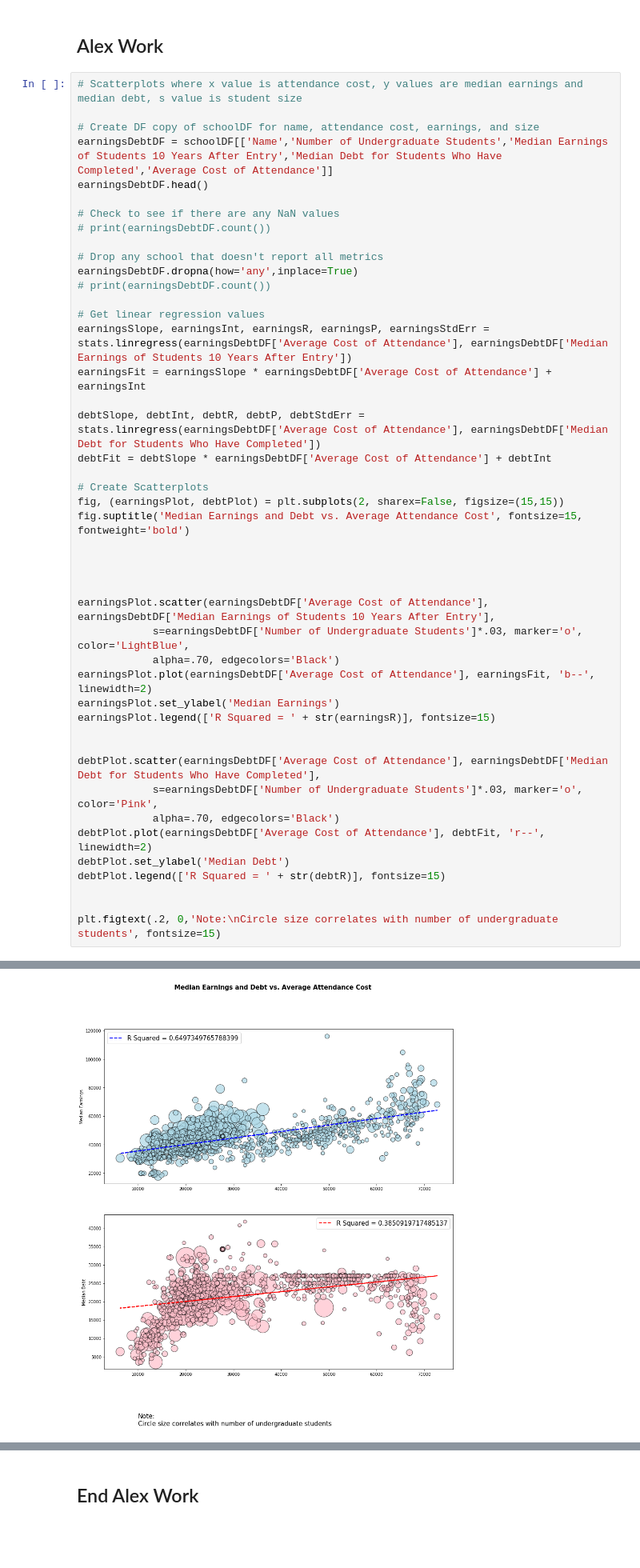
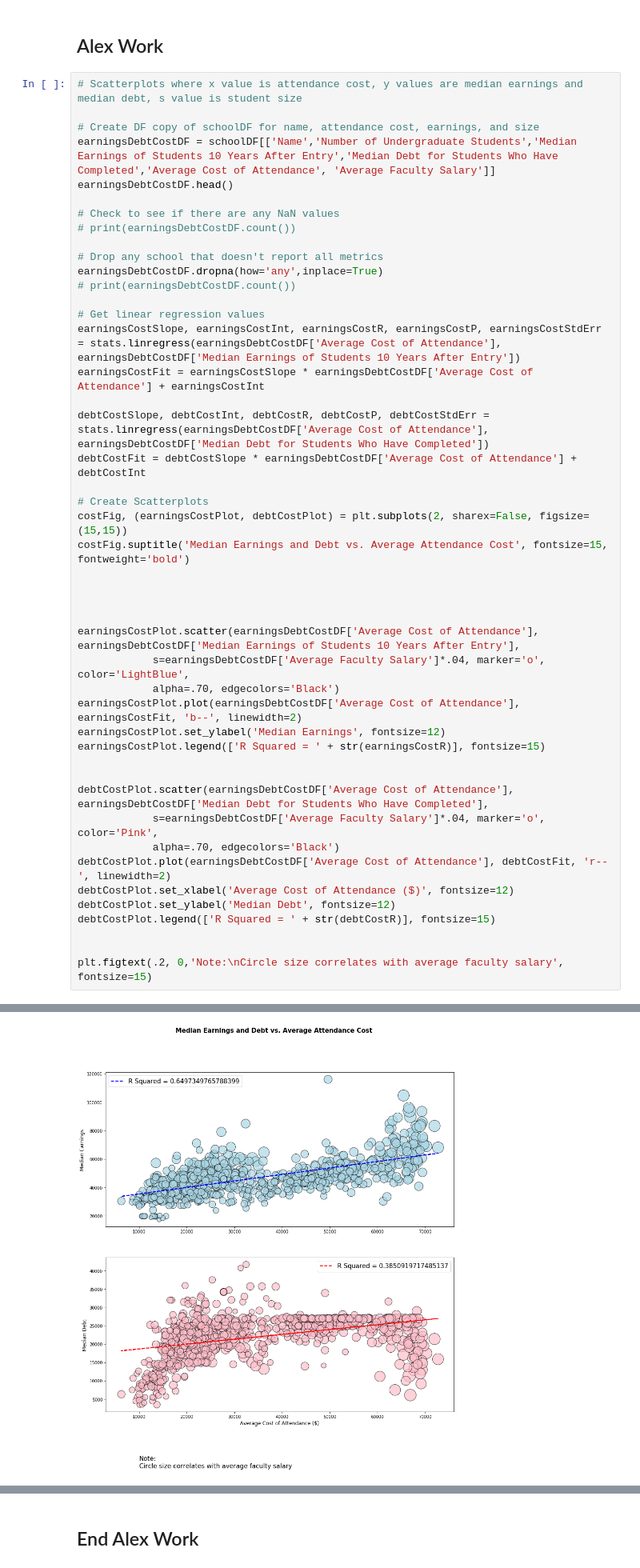
Before and after one commit to alexanderframe/CollegeAnalysis, a Jupyter notebook: University Collection.ipynb, the cells around one changed output, grey strips where cells are left out. Shown at 80% size. Saved outputs shown, nothing was run; the diff lists cells and outputs as text; blank space fills up the shorter version.

```diff
--- a/University Collection.ipynb
+++ b/University Collection.ipynb
@@ -275,45 +276,46 @@ schoolData['results'][999]
 # Scatterplots where x value is attendance cost, y values are median earnings and median debt, s value is student size
 
 # Create DF copy of schoolDF for name, attendance cost, earnings, and size
-earningsDebtDF = schoolDF[['Name','Number of Undergraduate Students','Median Earnings of Students 10 Years After Entry','Median Debt for Students Who Have Completed','Average Cost of Attendance']]
-earningsDebtDF.head()
+earningsDebtCostDF = schoolDF[['Name','Number of Undergraduate Students','Median Earnings of Students 10 Years After Entry','Median Debt for Students Who Have Completed','Average Cost of Attendance', 'Average Faculty Salary']]
+earningsDebtCostDF.head()
 
 # Check to see if there are any NaN values
-# print(earningsDebtDF.count())
+# print(earningsDebtCostDF.count())
 
 # Drop any school that doesn't report all metrics
-earningsDebtDF.dropna(how='any',inplace=True)
-# print(earningsDebtDF.count())
+earningsDebtCostDF.dropna(how='any',inplace=True)
+# print(earningsDebtCostDF.count())
 
 # Get linear regression values
-earningsSlope, earningsInt, earningsR, earningsP, earningsStdErr = stats.linregress(earningsDebtDF['Average Cost of Attendance'], earningsDebtDF['Median Earnings of Students 10 Years After Entry'])
-earningsFit = earningsSlope * earningsDebtDF['Average Cost of Attendance'] + earningsInt
+earningsCostSlope, earningsCostInt, earningsCostR, earningsCostP, earningsCostStdErr = stats.linregress(earningsDebtCostDF['Average Cost of Attendance'], earningsDebtCostDF['Median Earnings of Students 10 Years After Entry'])
+earningsCostFit = earningsCostSlope * earningsDebtCostDF['Average Cost of Attendance'] + earningsCostInt
 
-debtSlope, debtInt, debtR, debtP, debtStdErr = stats.linregress(earningsDebtDF['Average Cost of Attendance'], earningsDebtDF['Median Debt for Students Who Have Completed'])
-debtFit = debtSlope * earningsDebtDF['Average Cost of Attendance'] + debtInt
+debtCostSlope, debtCostInt, debtCostR, debtCostP, debtCostStdErr = stats.linregress(earningsDebtCostDF['Average Cost of Attendance'], earningsDebtCostDF['Median Debt for Students Who Have Completed'])
+debtCostFit = debtCostSlope * earningsDebtCostDF['Average Cost of Attendance'] + debtCostInt
 
 # Create Scatterplots
-fig, (earningsPlot, debtPlot) = plt.subplots(2, sharex=False, figsize=(15,15))
-fig.suptitle('Median Earnings and Debt vs. Average Attendance Cost', fontsize=15, fontweight='bold')
+costFig, (earningsCostPlot, debtCostPlot) = plt.subplots(2, sharex=False, figsize=(15,15))
+costFig.suptitle('Median Earnings and Debt vs. Average Attendance Cost', fontsize=15, fontweight='bold')
 
 
 
 
-earningsPlot.scatter(earningsDebtDF['Average Cost of Attendance'], earningsDebtDF['Median Earnings of Students 10 Years After Entry'],
-            s=earningsDebtDF['Number of Undergraduate Students']*.03, marker='o', color='LightBlue',
+earningsCostPlot.scatter(earningsDebtCostDF['Average Cost of Attendance'], earningsDebtCostDF['Median Earnings of Students 10 Years After Entry'],
+            s=earningsDebtCostDF['Average Faculty Salary']*.04, marker='o', color='LightBlue',
             alpha=.70, edgecolors='Black')
-earningsPlot.plot(earningsDebtDF['Average Cost of Attendance'], earningsFit, 'b--', linewidth=2)
-earningsPlot.set_ylabel('Median Earnings')
-earningsPlot.legend(['R Squared = ' + str(earningsR)], fontsize=15)
+earningsCostPlot.plot(earningsDebtCostDF['Average Cost of Attendance'], earningsCostFit, 'b--', linewidth=2)
+earningsCostPlot.set_ylabel('Median Earnings', fontsize=12)
+earningsCostPlot.legend(['R Squared = ' + str(earningsCostR)], fontsize=15)
 
 
-debtPlot.scatter(earningsDebtDF['Average Cost of Attendance'], earningsDebtDF['Median Debt for Students Who Have Completed'],
-            s=earningsDebtDF['Number of Undergraduate Students']*.03, marker='o', color='Pink',
+debtCostPlot.scatter(earningsDebtCostDF['Average Cost of Attendance'], earningsDebtCostDF['Median Debt for Students Who Have Completed'],
+            s=earningsDebtCostDF['Average Faculty Salary']*.04, marker='o', color='Pink',
             alpha=.70, edgecolors='Black')
-debtPlot.plot(earningsDebtDF['Average Cost of Attendance'], debtFit, 'r--', linewidth=2)
-debtPlot.set_ylabel('Median Debt')
-debtPlot.legend(['R Squared = ' + str(debtR)], fontsize=15)
+debtCostPlot.plot(earningsDebtCostDF['Average Cost of Attendance'], debtCostFit, 'r--', linewidth=2)
+debtCostPlot.set_xlabel('Average Cost of Attendance ($)', fontsize=12)
+debtCostPlot.set_ylabel('Median Debt', fontsize=12)
+debtCostPlot.legend(['R Squared = ' + str(debtCostR)], fontsize=15)
 
 
-plt.figtext(.2, 0,'Note:\nCircle size correlates with number of undergraduate students', fontsize=15)
+plt.figtext(.2, 0,'Note:\nCircle size correlates with average faculty salary', fontsize=15)
 # %% [output]
@@ -325 +323 @@ Text(0.2, 0, 'Note:\nCircle size correlates with number of undergraduate student
-[figure, old version]
+[figure, new version]
```
Also changed, not shown: parts of 6 cells of this notebook.
